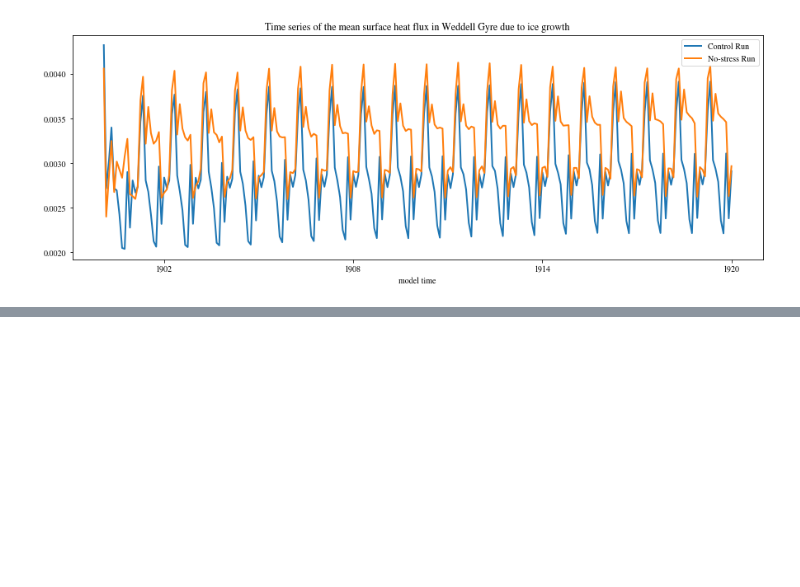
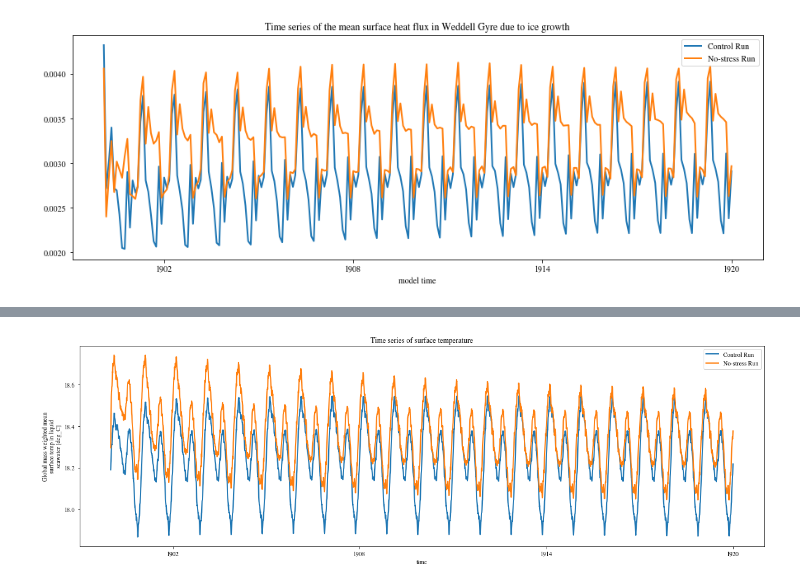
Before and after one commit to dhruvbhagtani/Ryan_No_Stress, a Jupyter notebook: Weddell_Gyre.ipynb, the cells around one changed output, grey strips where cells are left out. Cells and saved outputs as stored; diff of their text form; code cells hidden in the pictures; blank space fills up the shorter version.

```diff
--- a/Weddell_Gyre.ipynb
+++ b/Weddell_Gyre.ipynb
@@ -206,0 +264,3 @@ plt.show()
+# %%
+T_con = cc.querying.getvar(expt=expt[0], variable='temp_surface_ave', session=session, start_time='1900-01-01', end_time='1919-12-31')
+T_buo = cc.querying.getvar(expt=expt[1], variable='temp_surface_ave', session=session, start_time='1900-01-01', end_time='1919-12-31')
@@ -206,0 +294,11 @@ plt.show()
+# %%
+plt.figure(figsize=(20,6))
+plt.subplot(111)
+T_con.plot()
+T_buo.plot()
+plt.title('Time series of surface temperature')
+plt.legend(['Control Run','No-stress Run'])
+plt.savefig('Surface_Temp.png')
+plt.show()
+# %% [output]
+[figure, added]
```
Also changed, not shown: parts of 7 cells of this notebook.
